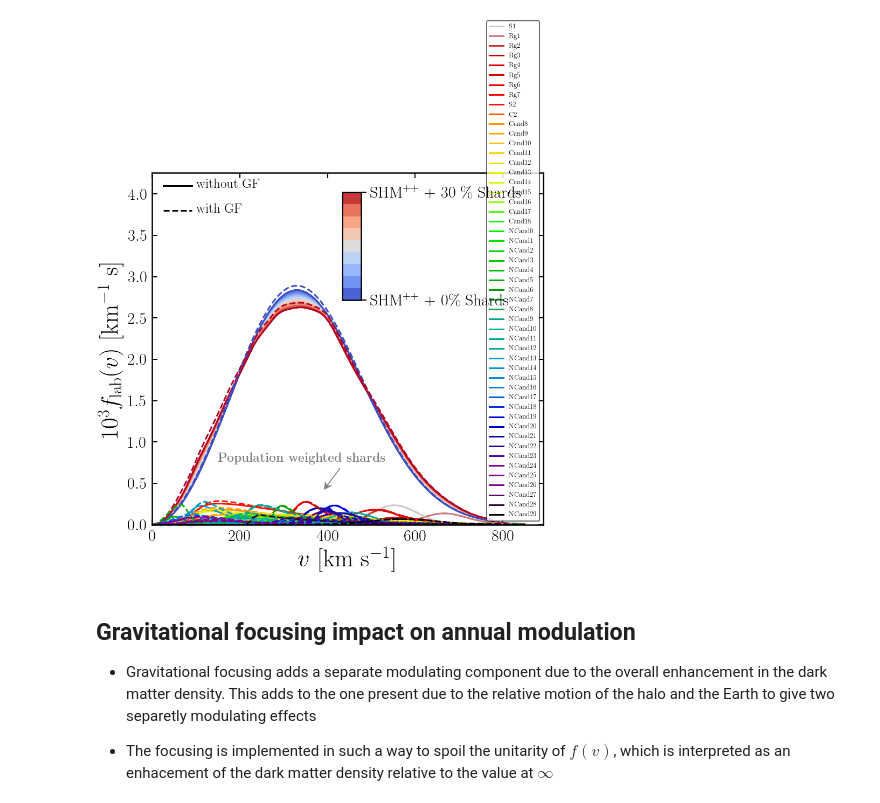
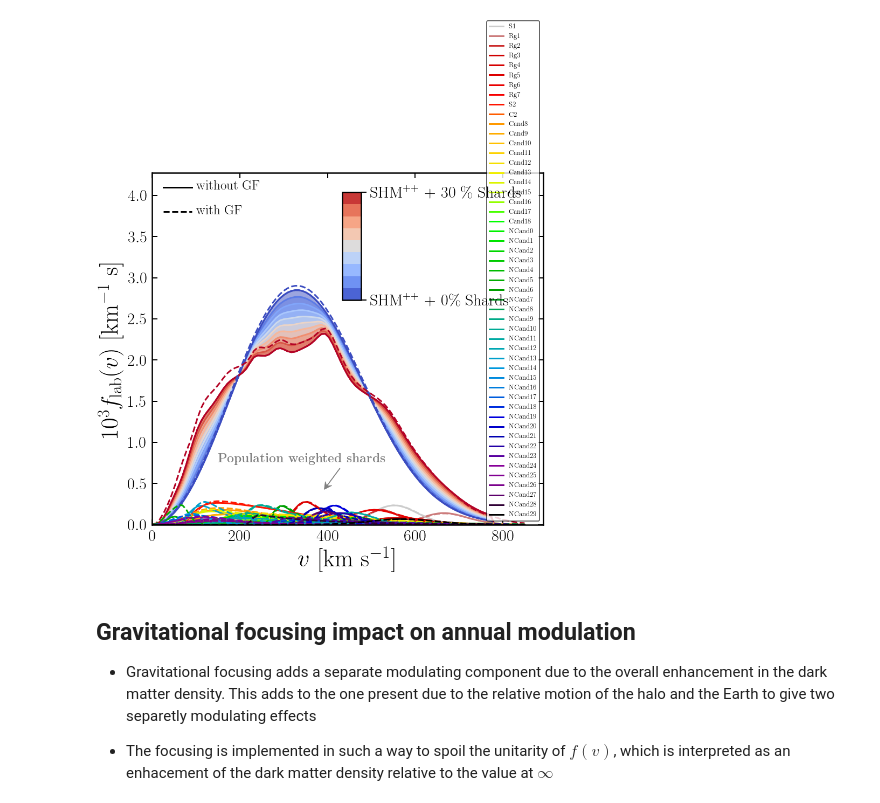
Before and after one commit to cajohare/DarkShards, a Jupyter notebook: code/Plot_GravFocusExamples.ipynb, the cells around one changed output. Cells and saved outputs as stored; diff of their text form; code cells hidden in the pictures.

```diff
--- a/code/Plot_GravFocusExamples.ipynb
+++ b/code/Plot_GravFocusExamples.ipynb
@@ -90,7 +90,7 @@ fv0 = fv_Iso
 
 # Vary shards fraction xi and plot each one
 n_xi = 10
-xi_vals = linspace(0,0.3,n_xi)
+xi_vals = linspace(0,1.0,n_xi)
 col = (cm.coolwarm(linspace(0,1,n_xi)))
 cmap = cm.coolwarm
 y2 = 1e3*(xi_vals[-1]*sum(fv,0)+(1.0-xi_vals[-1])*fv0)
@@ -129,34 +129,34 @@ plt.text(100,3.8-0.035,'with GF',fontsize=25)
 ax.set_xlim(left=0.0)
 ax.set_ylim(bottom=0.0,top=max(1e3*fv_Iso)*1.5)
 ax.tick_params(which='major',direction='in',width=2,length=10,right=True,top=True,pad=10,labelsize=30)
 ax.tick_params(which='minor',direction='in',width=1,length=7,right=True,top=True)
 plt.xlabel(r"$v$ [km s$^{-1}$]",fontsize=45);
 plt.ylabel(r"$10^3 f_{\rm lab}(v)$ [km$^{-1}$ s]",fontsize=45);
 plt.text(150,0.75,r'\bf {Population weighted shards}',fontsize=23,color='gray')
 plt.arrow(0.48, 0.16, -0.04, -0.06, transform=ax.transAxes,length_includes_head=True,head_width=0.02, head_length=0.02, overhang=0.4,edgecolor='gray',facecolor='gray')
 
 # Custom colorbar
 import matplotlib as mpl
 from mpl_toolkits.axes_grid1.inset_locator import inset_axes
 cbaxes = inset_axes(ax, width="5%", height="50%", bbox_to_anchor=[-190, 330, 700, 400])
 norm = mpl.colors.Normalize(vmin=0,vmax=1)
 sm = plt.cm.ScalarMappable(cmap=cmap, norm=norm)
 sm.set_array([])
 plt.colorbar(sm,cax=cbaxes,ticks=(0,1),boundaries=linspace(0,1,n_xi))
 f = plt.gcf().get_children()
 cbar = f[2]
 cbar.set_yticklabels([cbar_min, cbar_max])  # vertically oriented colorbar
 cbar.tick_params(labelsize=30)
 cbar.tick_params(which='major',direction='out',width=2,length=10,right=True,top=False,pad=7)
 cbar.tick_params(which='minor',direction='out',width=2,length=7,right=True,top=False)
 
 
 # Save figure
 plt.show()
 fig.savefig('../plots/'+pltname+'.pdf',bbox_inches='tight')
 fig.savefig('../plots/plots_png/'+pltname+'.png',bbox_inches='tight')
 # %% [output]
-[figure, old version]
+[figure, new version]
 # %% [markdown]
 ## Gravitational focusing impact  on annual modulation
 - Gravitational focusing adds a separate modulating component due to the overall enhancement in the dark matter density. This adds to the one present due to the relative motion of the halo and the Earth to give two separetly modulating effects
```
Also changed, not shown: parts of 5 cells of this notebook, 21 other files.
